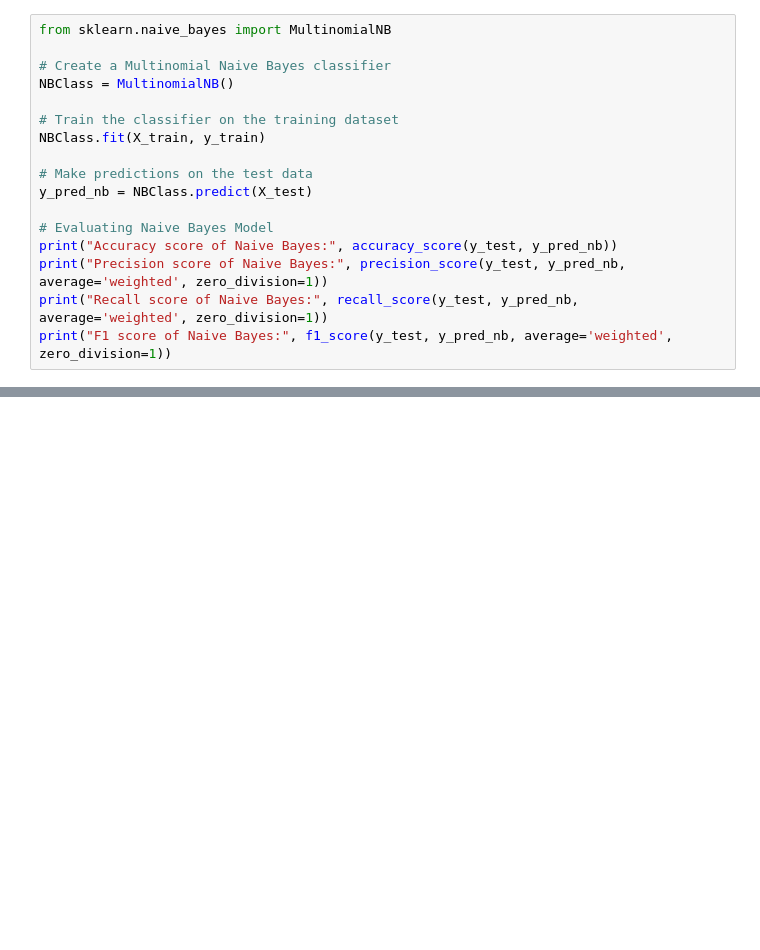
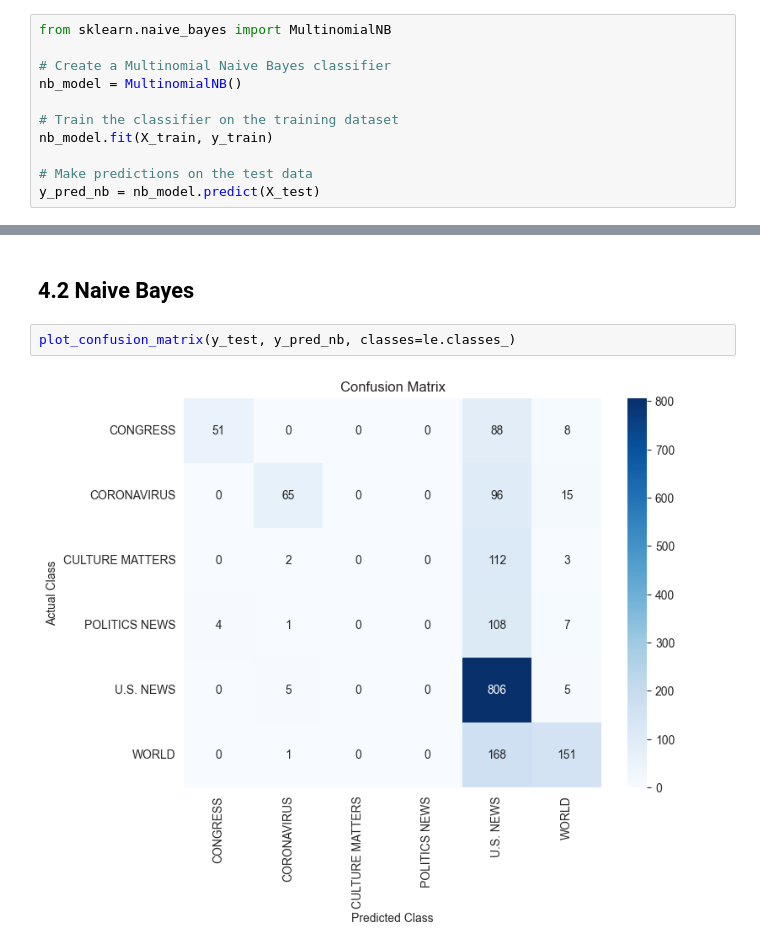
Before and after one commit to MunyRoth/Assignment_IDM, a Jupyter notebook: data-preprocessing-and-training.ipynb, the cells around one changed output, grey strips where cells are left out. Drawn from its saved outputs; the diff is of its cells as text; blank space fills up the shorter version.

```diff
--- a/data-preprocessing-and-training.ipynb
+++ b/data-preprocessing-and-training.ipynb
@@ -147,16 +197,10 @@ weighted avg       0.39      0.38      0.41      3547
 from sklearn.naive_bayes import MultinomialNB
 
 # Create a Multinomial Naive Bayes classifier
-NBClass = MultinomialNB()
+nb_model = MultinomialNB()
 
 # Train the classifier on the training dataset
-NBClass.fit(X_train, y_train)
+nb_model.fit(X_train, y_train)
 
 # Make predictions on the test data
-y_pred_nb = NBClass.predict(X_test)
-
-# Evaluating Naive Bayes Model
-print("Accuracy score of Naive Bayes:", accuracy_score(y_test, y_pred_nb))
-print("Precision score of Naive Bayes:", precision_score(y_test, y_pred_nb, average='weighted', zero_division=1))
-print("Recall score of Naive Bayes:", recall_score(y_test, y_pred_nb, average='weighted', zero_division=1))
-print("F1 score of Naive Bayes:", f1_score(y_test, y_pred_nb, average='weighted', zero_division=1))
+y_pred_nb = nb_model.predict(X_test)
@@ -260,0 +325,6 @@ weighted avg       0.34      0.22      0.38      3547
+# %% [markdown]
+## 4.2 Naive Bayes
+# %%
+plot_confusion_matrix(y_test, y_pred_nb, classes=le.classes_)
+# %% [output]
+[figure, added]
```
Also changed, not shown: parts of 59 cells of this notebook, 1 other file.
